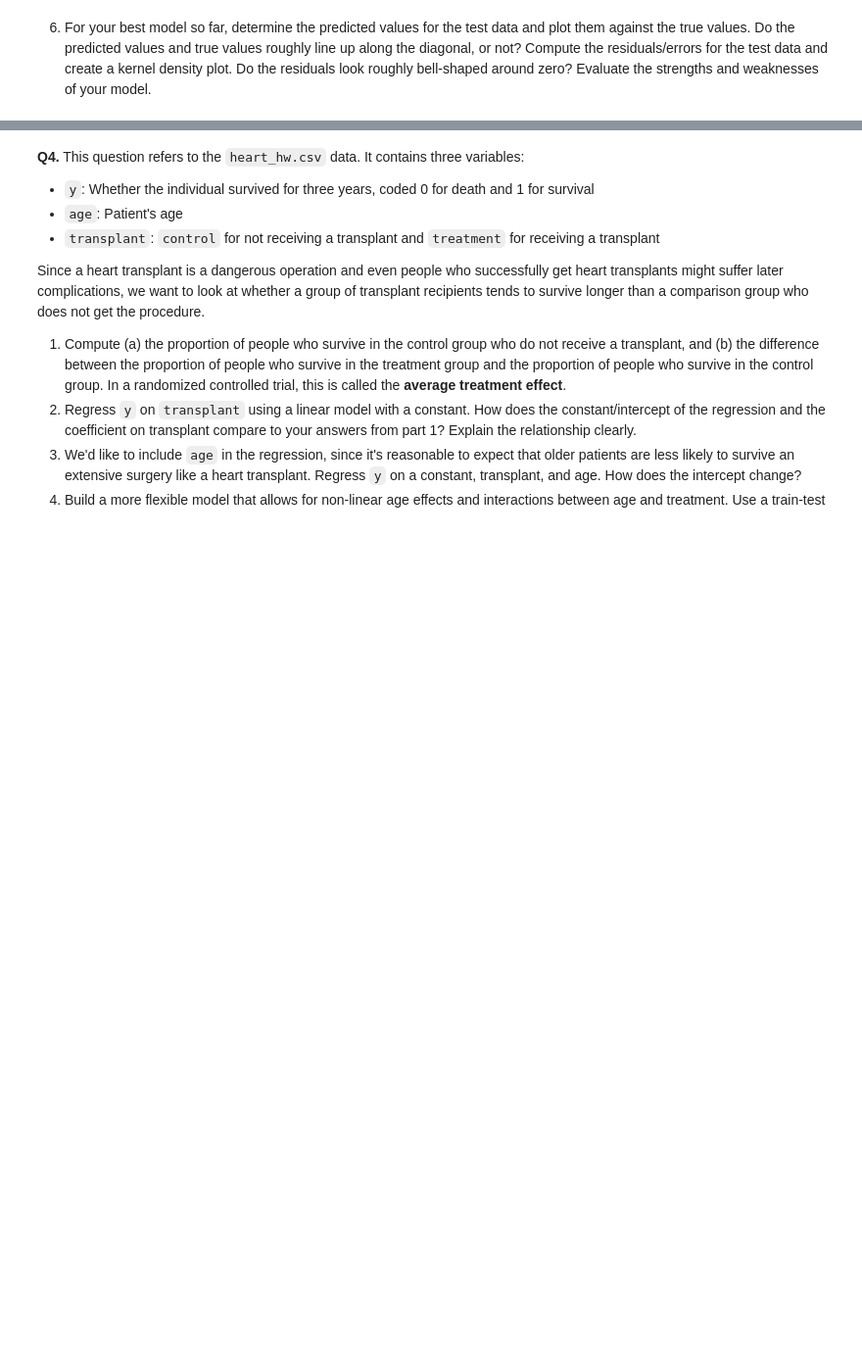
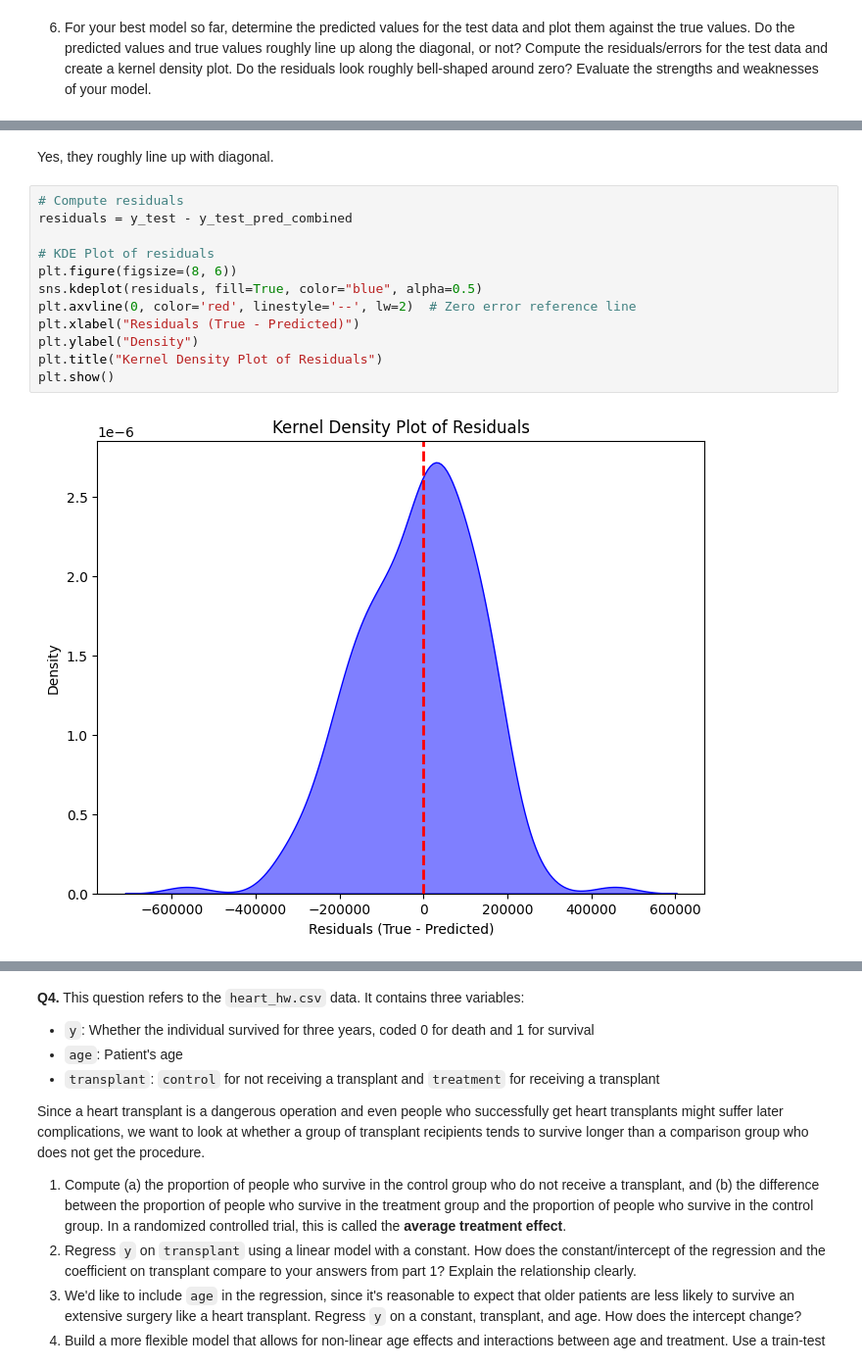
Before and after one commit to isaactabor21/linearModels, a Jupyter notebook: assignment/assignment.ipynb, the cells around one changed output, grey strips where cells are left out. Shown: that part at 98% size. Drawn from its saved outputs; the diff is of its cells as text; blank space fills up the shorter version.

```diff
--- a/assignment/assignment.ipynb
+++ b/assignment/assignment.ipynb
@@ -576,0 +592,16 @@ Highest R^2 was Degree 3 with R^2 of .3394, which was way better than my numeric
+# %% [markdown]
+Yes, they roughly line up with diagonal.
+# %%
+# Compute residuals
+residuals = y_test - y_test_pred_combined
+
+# KDE Plot of residuals
+plt.figure(figsize=(8, 6))
+sns.kdeplot(residuals, fill=True, color="blue", alpha=0.5)
+plt.axvline(0, color='red', linestyle='--', lw=2)  # Zero error reference line
+plt.xlabel("Residuals (True - Predicted)")
+plt.ylabel("Density")
+plt.title("Kernel Density Plot of Residuals")
+plt.show()
+# %% [output]
+[figure, added]
```
Also changed, not shown: parts of 6 cells of this notebook.
